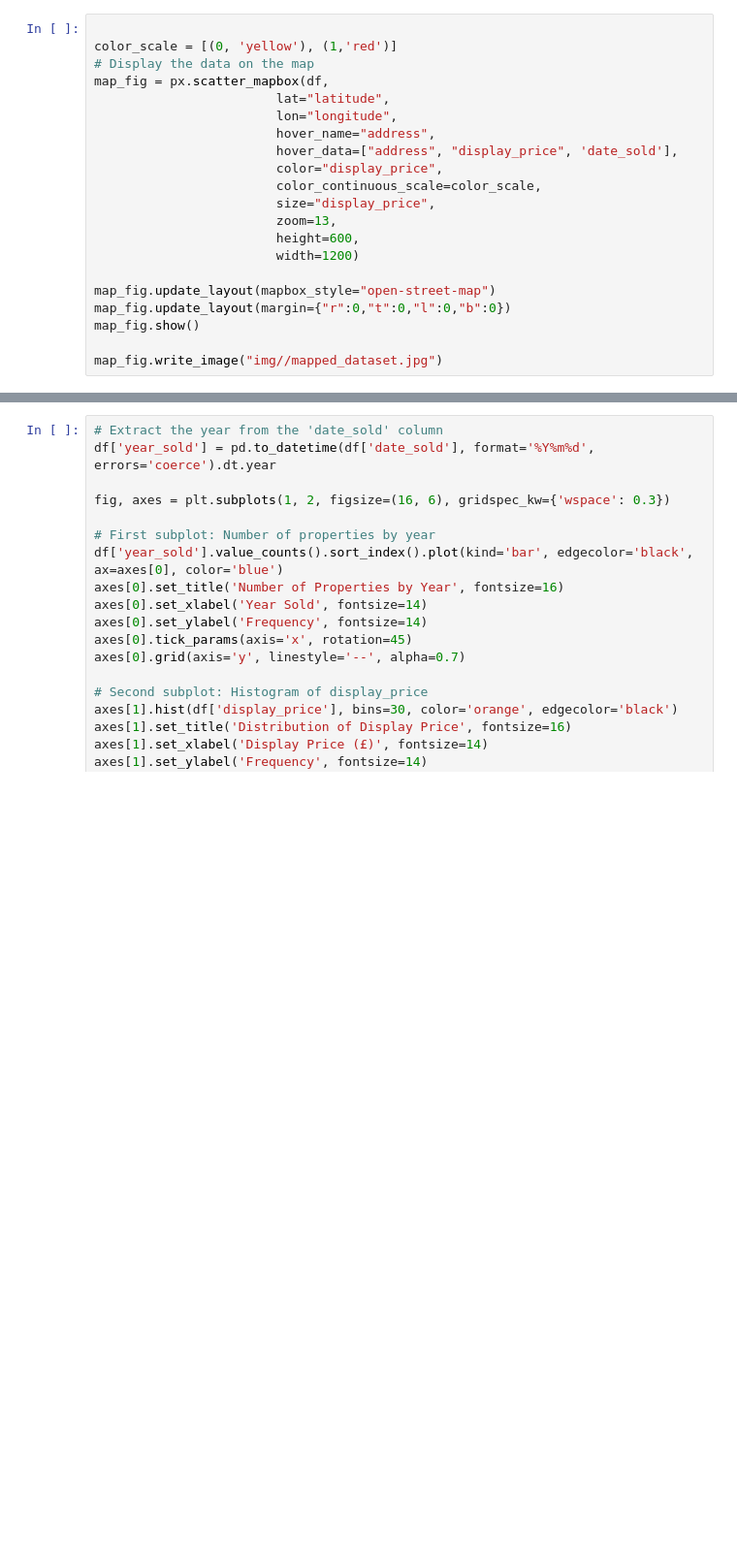
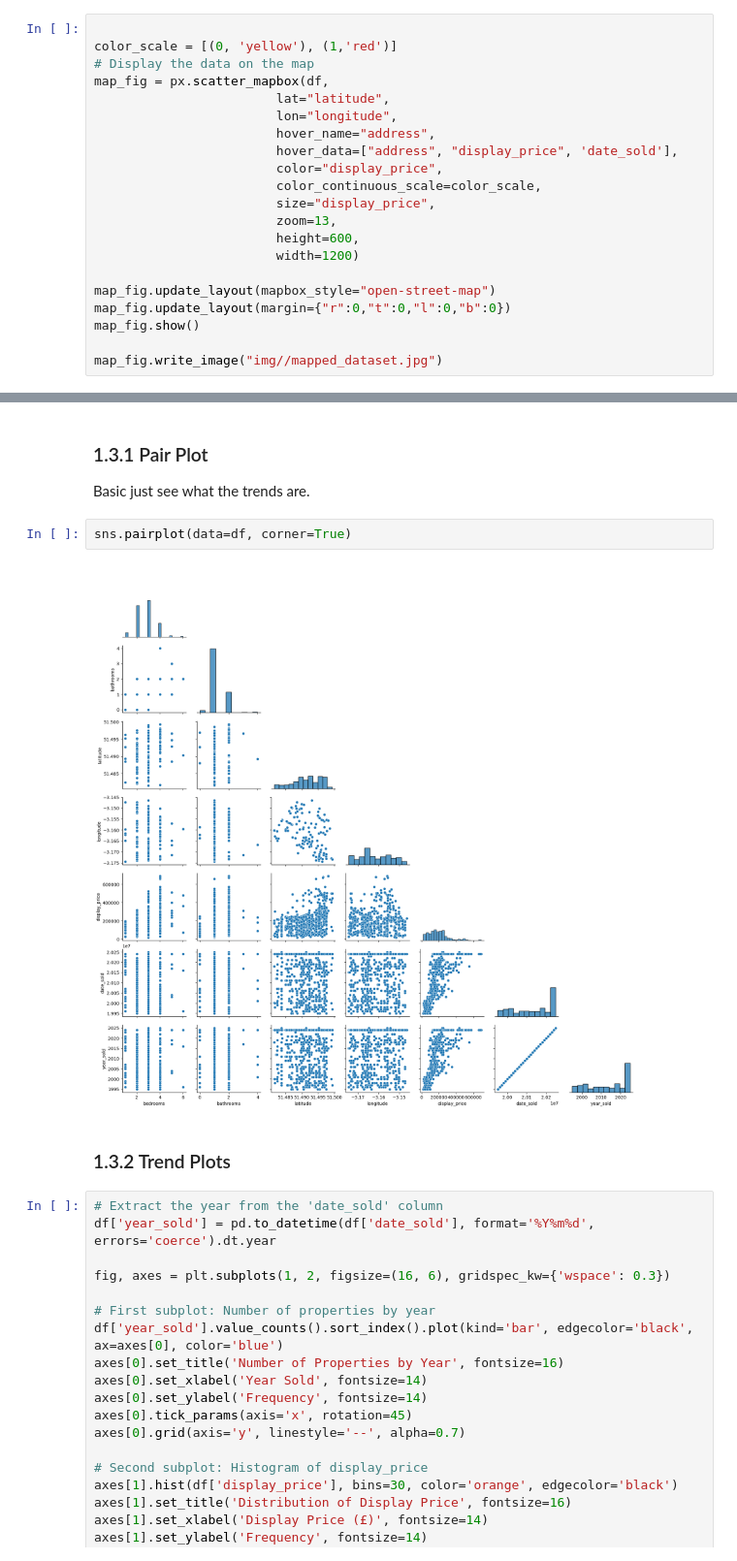
Before and after one commit to RoryThomas16/Cardiff-Housing-Price-Predictor, a Jupyter notebook: Cardiff-Housing_Price_Predictor.ipynb, the cells around one changed output, grey strips where cells are left out. Shown at 97% size. Drawn from its saved outputs; the diff is of its cells as text; blank space fills up the shorter version.

```diff
--- a/Cardiff-Housing_Price_Predictor.ipynb
+++ b/Cardiff-Housing_Price_Predictor.ipynb
@@ -128,6 +128,15 @@ map_fig.write_image("img//mapped_dataset.jpg")
 # %% [markdown]
 Displaying a copy of the above two cells, as it doesn't show the interactive plotly fig in git.
 ![alt text](./img//mapped_dataset.jpg "Title")
+# %% [markdown]
+### 1.3.1 Pair Plot
+Basic just see what the trends are.
+# %%
+sns.pairplot(data=df, corner=True)
+# %% [output]
+[figure, added]
+# %% [markdown]
+### 1.3.2 Trend Plots
 # %%
 # Extract the year from the 'date_sold' column
 df['year_sold'] = pd.to_datetime(df['date_sold'], format='%Y%m%d', errors='coerce').dt.year
```
Also changed, not shown: parts of 2 cells of this notebook.
